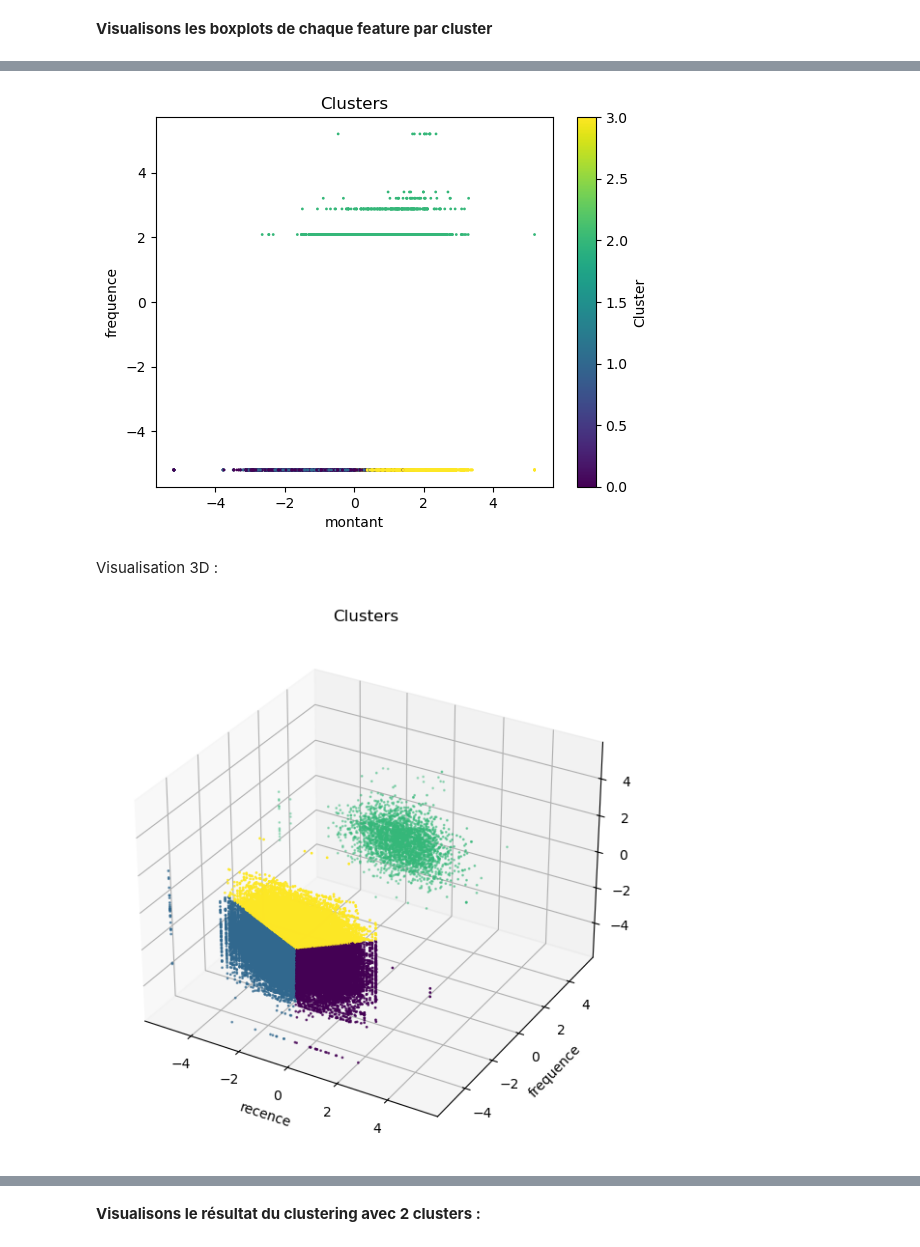
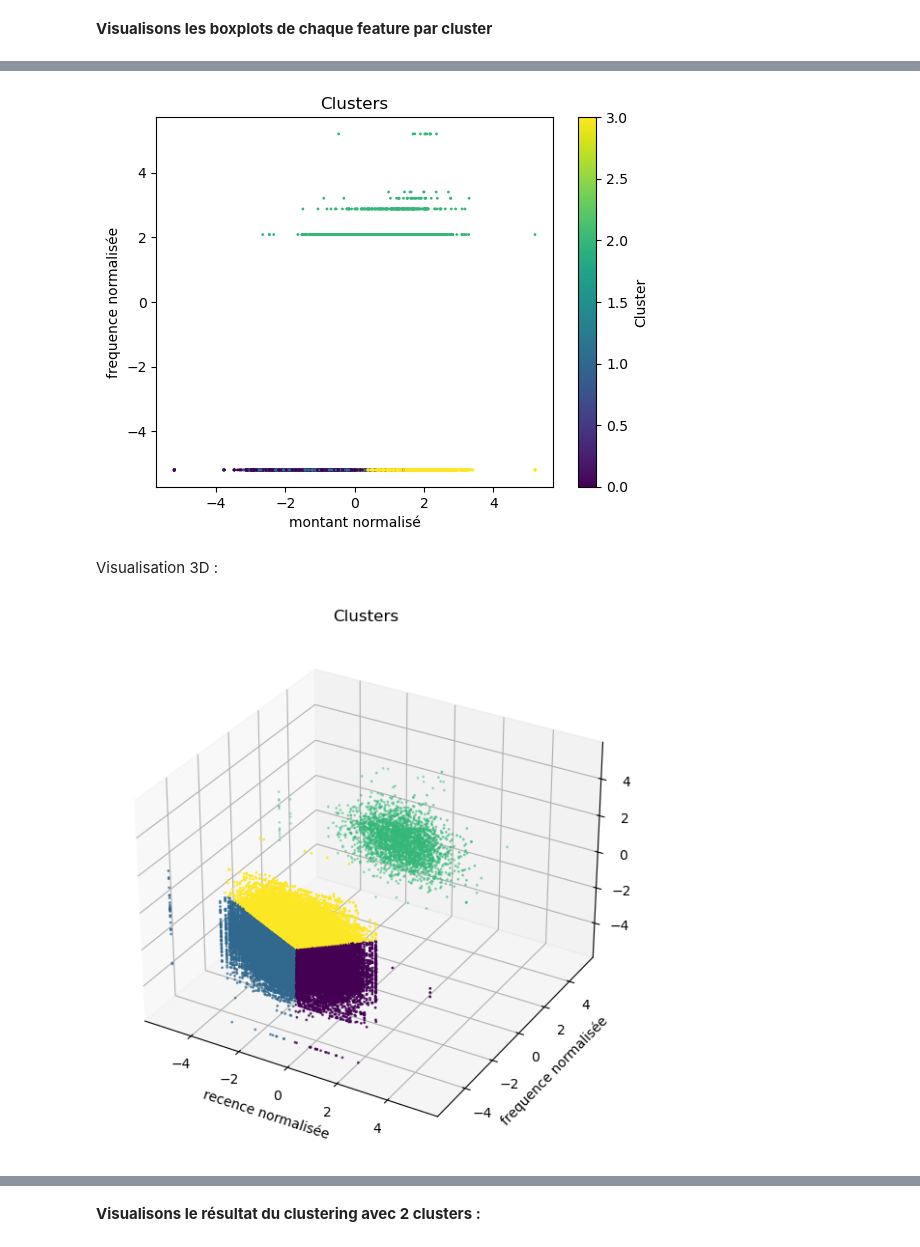
Before and after one commit to ludovic-source/Data_scientist_formation, a Jupyter notebook: projet_5/Projet_5_essais.ipynb, the cells around one changed output, grey strips where cells are left out. Saved outputs shown, nothing was run; the diff lists cells and outputs as text; code cells hidden in the pictures.

```diff
--- a/projet_5/Projet_5_essais.ipynb
+++ b/projet_5/Projet_5_essais.ipynb
@@ -127,5 +132,5 @@ Il s'agit ici d'utilser les 3 features RFM (recence, frequence et montant) pour
 # %%
-X_1 = data[['recence', 'frequence', 'montant']].copy()
+X_1 = data[['recence_norm', 'frequence_norm', 'montant_norm']].copy()
 X_1.shape
 # %% [output]
 (96096, 3)
@@ -337,27 +403,27 @@ plt.show()
 # %%
-plt.scatter(X_1_with_labels["montant"], X_1_with_labels["frequence"],
+plt.scatter(X_1_with_labels["montant_norm"], X_1_with_labels["frequence_norm"],
             c=X_1_with_labels["Cluster"], cmap="viridis", s=1)
 plt.title("Clusters")
-plt.xlabel("montant")
-plt.ylabel("frequence")
+plt.xlabel("montant normalisé")
+plt.ylabel("frequence normalisée")
 plt.colorbar(label="Cluster")
 plt.show()
 # %% [output]
-[figure, old version]
+[figure, new version]
 # %% [markdown]
 Visualisation 3D :
 # %%
 fig = plt.figure(figsize=(10, 7))
 ax = fig.add_subplot(111, projection='3d')
-ax.scatter(X_1_with_labels["recence"], X_1_with_labels["frequence"], X_1_with_labels["montant"],
+ax.scatter(X_1_with_labels["recence_norm"], X_1_with_labels["frequence_norm"], X_1_with_labels["montant_norm"],
            c=X_1_with_labels["Cluster"], cmap="viridis", s=1)
 ax.set_title("Clusters")
-ax.set_xlabel("recence")
-ax.set_ylabel("frequence")
-ax.set_zlabel("montant")
+ax.set_xlabel("recence normalisée")
+ax.set_ylabel("frequence normalisée")
+ax.set_zlabel("montant normalisé")
 plt.show()
 # %% [output]
-[figure, old version]
+[figure, new version]
 # %% [markdown]
 Les 4 clusters apparaissent clairement sur le schéma. La densité des clusters est correcte, mais l'écart entre les 3 clusters devant est faible.
 
```
Also changed, not shown: parts of 40 cells of this notebook.
